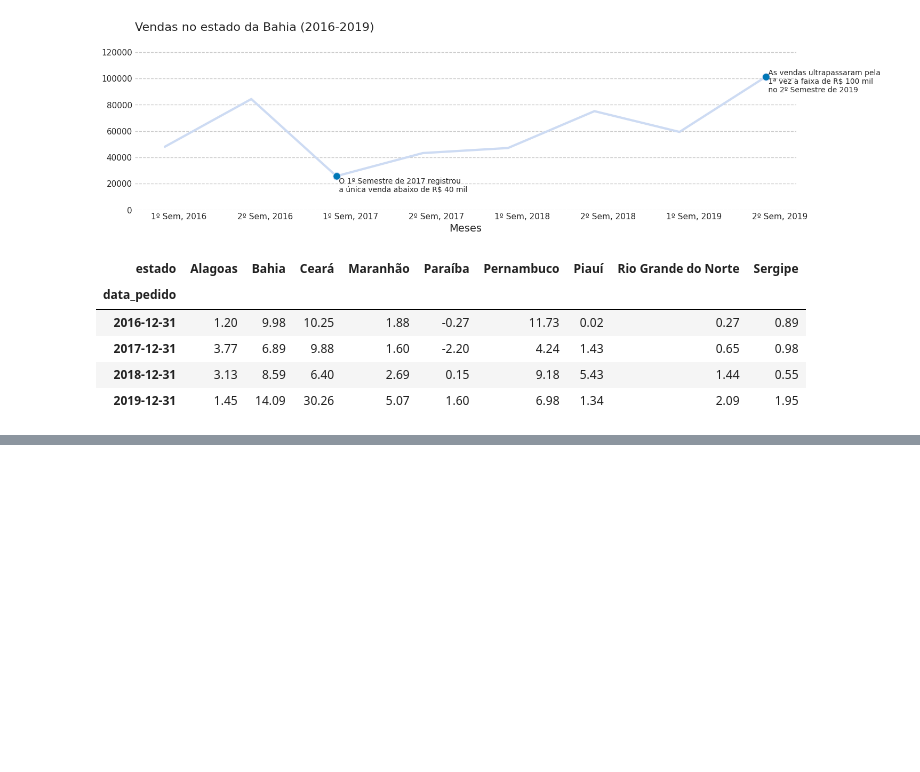
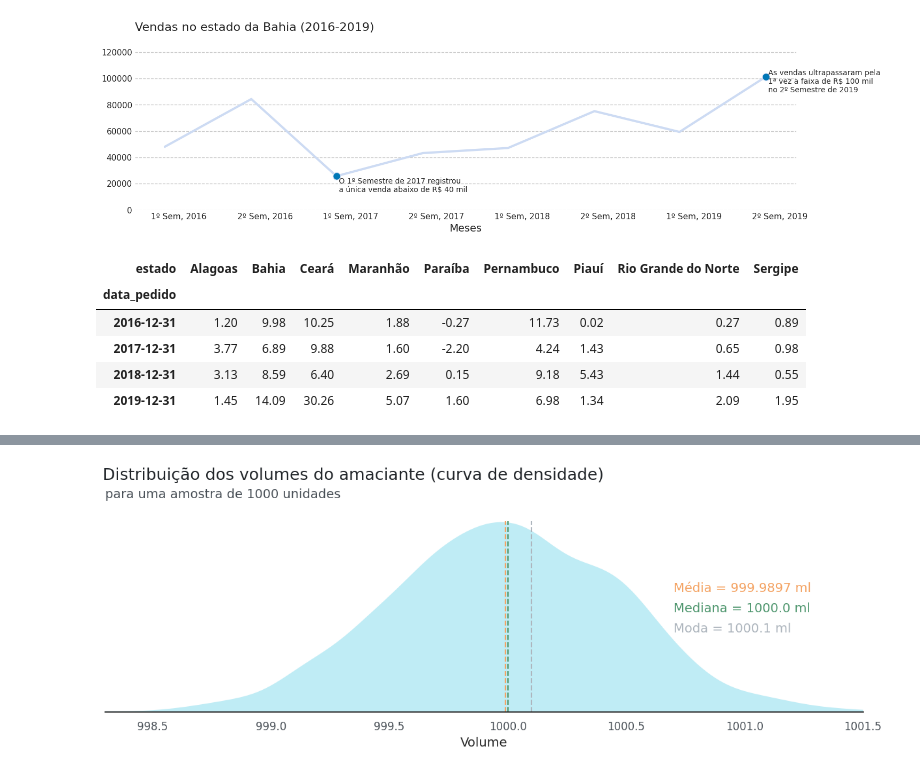
Before and after one commit to Matheus-Pombeiro/dataviz_comparison_distribution_charts, a Jupyter notebook: comparison_distribution_charts.ipynb, the cells around one changed output, grey strips where cells are left out. Drawn from its saved outputs; the diff is of its cells as text; code cells hidden in the pictures; blank space fills up the shorter version.

```diff
--- a/comparison_distribution_charts.ipynb
+++ b/comparison_distribution_charts.ipynb
@@ -1232,0 +1324,26 @@ fig.show()
+# %%
+# Chamando a função que gera o gráfico de densidade
+ax = grafico_densidade()
+
+## Personalizando o gráfico
+ax.set_ylabel('')
+ax.set_yticklabels([])
+
+# Gerando as linhas de média, mediana e moda
+estat = vol_amaciante.Volume.mean(), vol_amaciante.Volume.median(), vol_amaciante.Volume.mode()[0]
+desc = ["Média", "Mediana", "Moda"]
+
+# Definindo as cores de cada estatística descritiva
+cores = [LARANJA1, VERDE1, CINZA3]
+
+# Gerando 1 ou mais linhas na vertical a partir de um valor de x
+ax.vlines(x=estat, ymin=0, ymax=0.8, colors=cores, linestyles='--')
+
+# Anotando os valores no gráfico
+for i in range(len(estat)):
+  ax.text(0.75, (0.6 - i / 10), f'{desc[i]} = {estat[i]} ml', fontsize=14, color=cores[i], transform=ax.transAxes)
+
+# Obtendo a figura
+fig = ax.get_figure()
+# %% [output]
+[figure, added]
```
Also changed, not shown: parts of 14 cells of this notebook.
